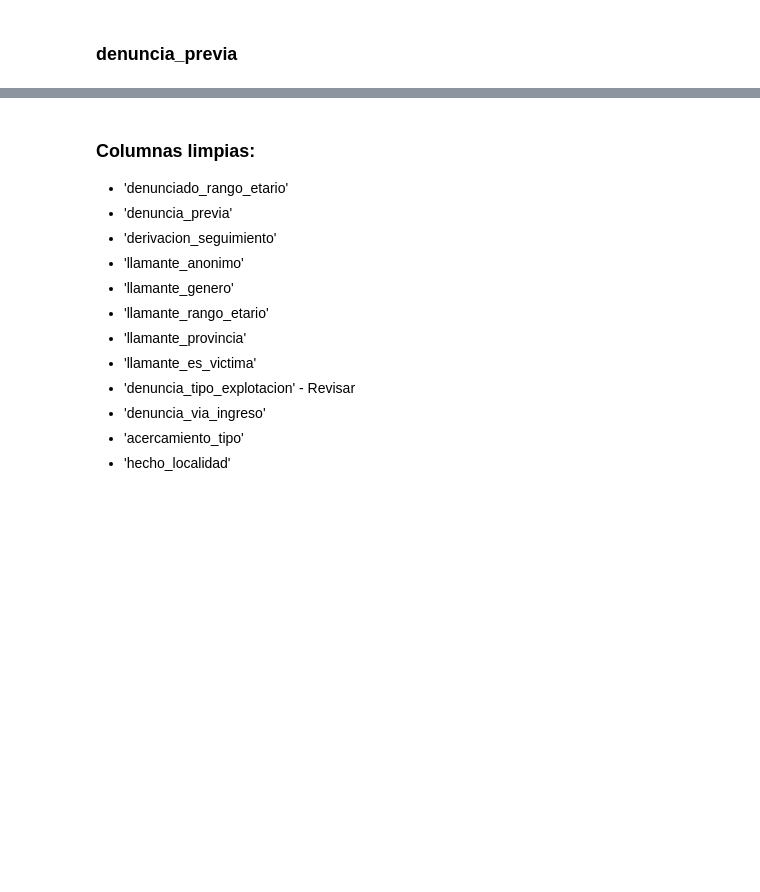
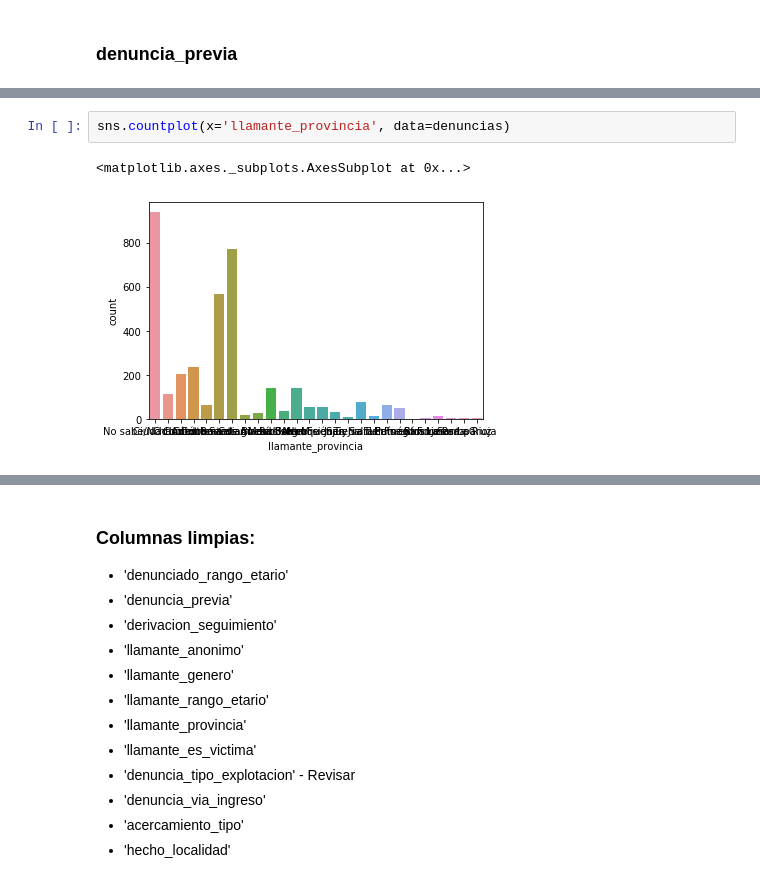
Before and after one commit to martinacantaro/data_contra_la_trata, a Jupyter notebook: analisis.ipynb, the cells around one changed output, grey strips where cells are left out. Cells and saved outputs as stored; diff of their text form; blank space fills up the shorter version.

Commit message:
add chart

```diff
--- a/analisis.ipynb
+++ b/analisis.ipynb
@@ -297,3 +432,8 @@ denuncias['llamante_provincia'].value_counts()
+# %%
+sns.countplot(x='llamante_provincia', data=denuncias)
+# %% [output]
+<matplotlib.axes._subplots.AxesSubplot at 0x...>
+[figure, added]
 # %%
 denuncias['llamante_es_victima'].replace('No es Víctima', 'No es víctima', inplace=True)
 denuncias['llamante_es_victima'].replace('no es Víctima', 'No es víctima', inplace=True)
```
Also changed, not shown: parts of 19 cells of this notebook.
